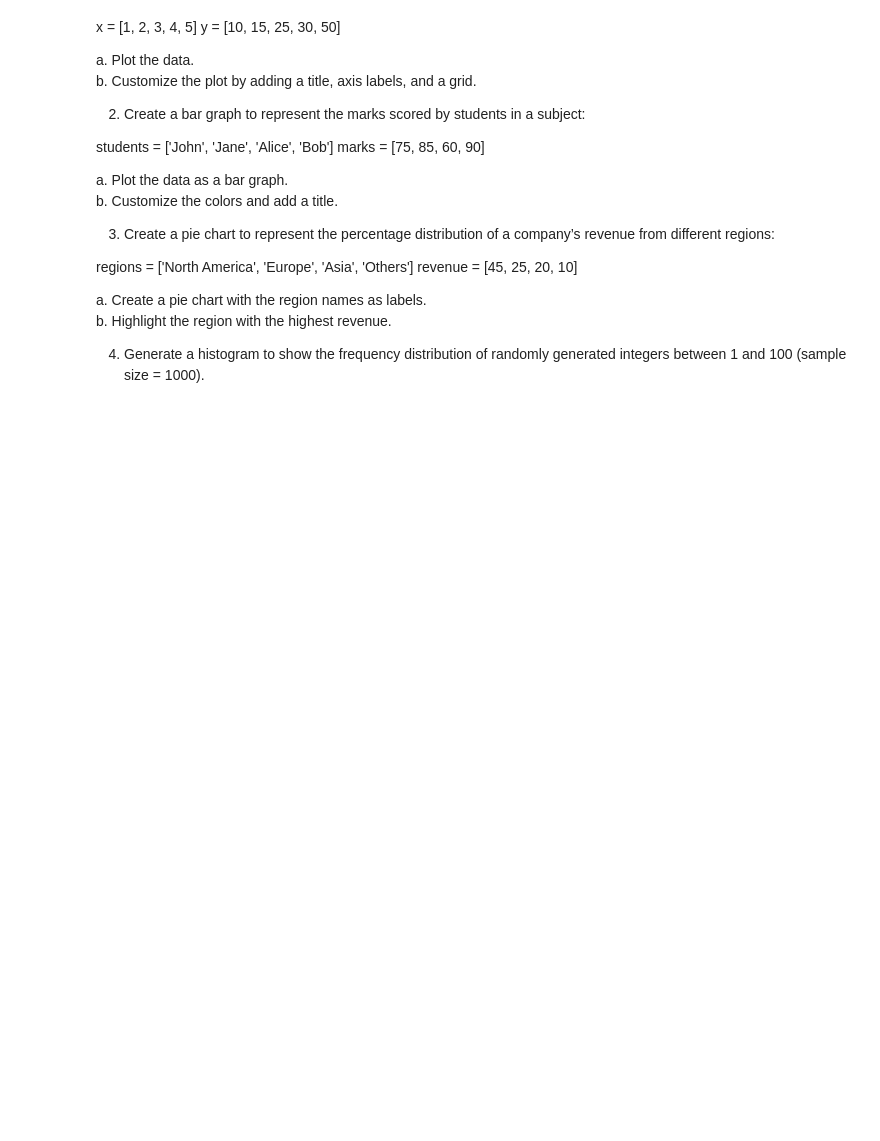
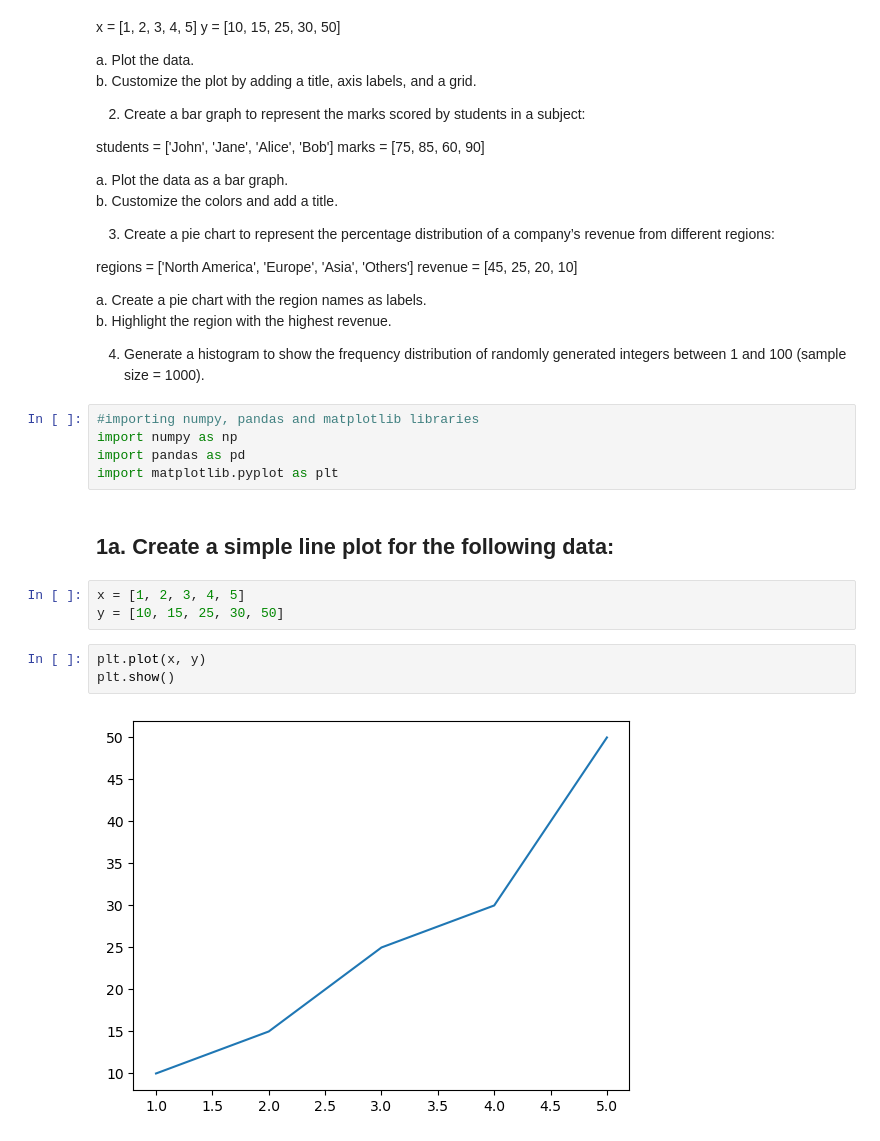
Before and after one commit to KiranPhondake/Advanced-Python-Tools-Assignment-DS, a Jupyter notebook: matplotlib_assignment.ipynb, the cells around one changed output. Saved outputs shown, nothing was run; the diff lists cells and outputs as text; blank space fills up the shorter version.

```diff
--- a/matplotlib_assignment.ipynb
+++ b/matplotlib_assignment.ipynb
@@ -45,3 +45,18 @@ Step 2 Create a new Python script matplotlib_assignment.ipynb. Import Matplotlib
 
 
 4. Generate a histogram to show the frequency distribution of randomly generated integers between 1 and 100 (sample size = 1000).
+# %%
+#importing numpy, pandas and matplotlib libraries
+import numpy as np
+import pandas as pd
+import matplotlib.pyplot as plt
+# %% [markdown]
+## 1a. Create a simple line plot for the following data:
+# %%
+x = [1, 2, 3, 4, 5]
+y = [10, 15, 25, 30, 50]
+# %%
+plt.plot(x, y)
+plt.show()
+# %% [output]
+[figure, added]
```
Also changed, not shown: parts of 22 cells of this notebook, 2 other files.
